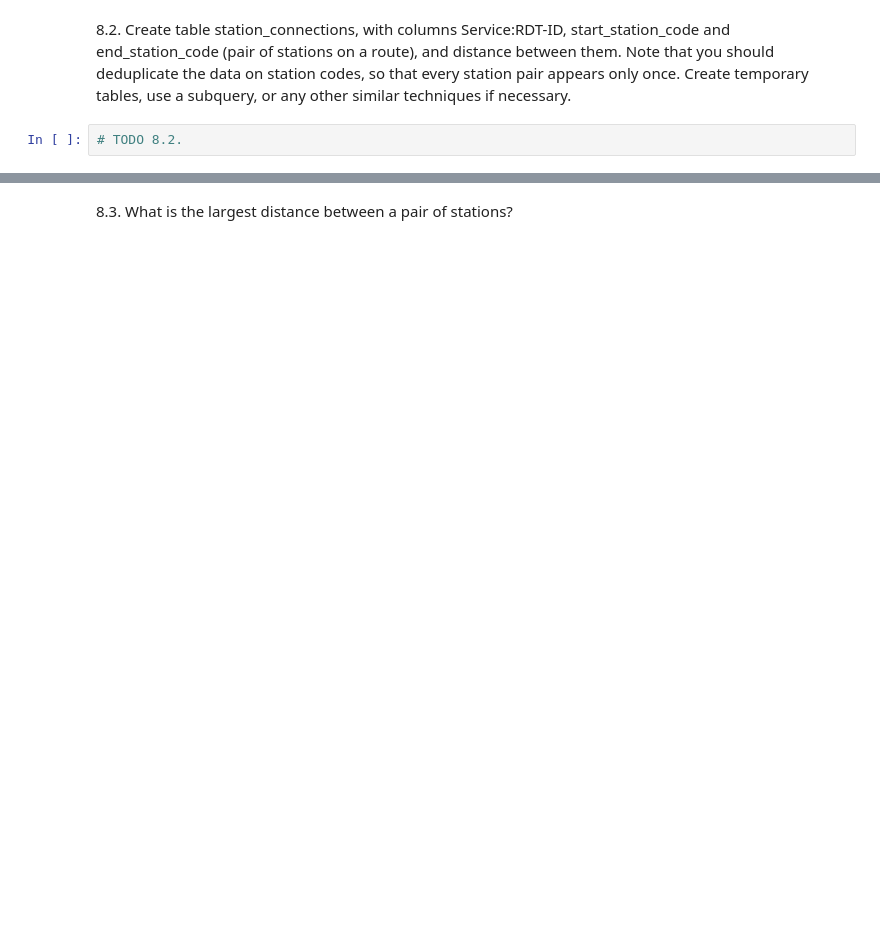
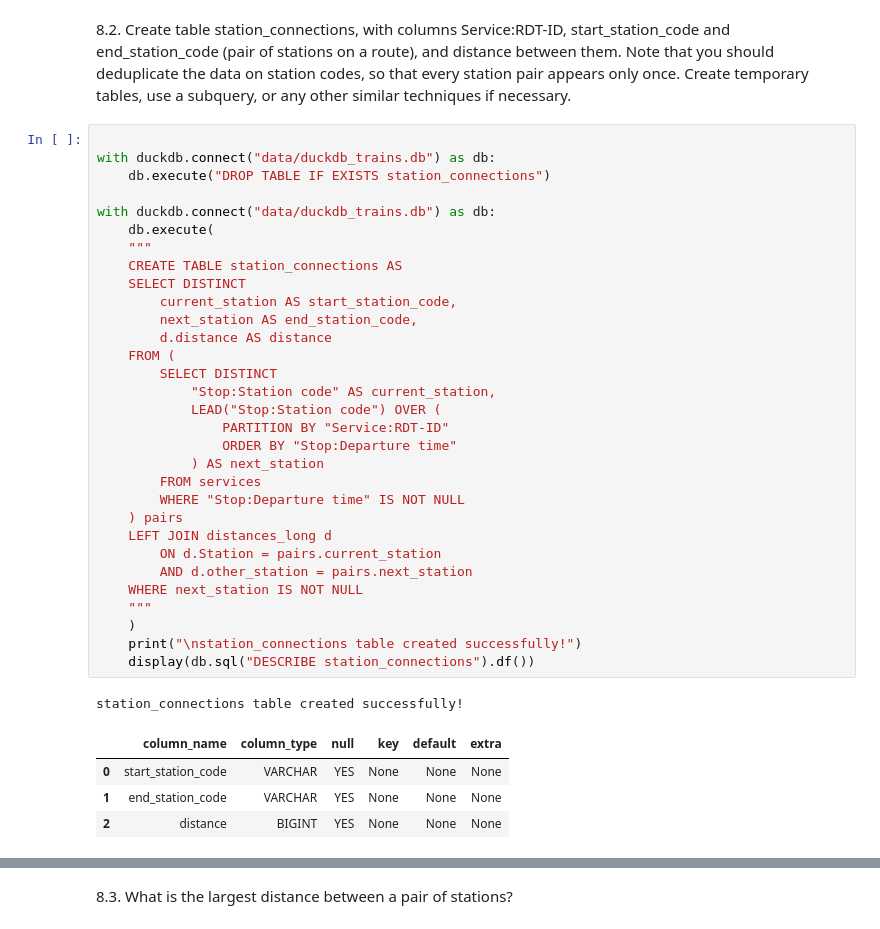
Before and after one commit to xiazek/issi_MLOps_lab, a Jupyter notebook: lab02/homework.ipynb, the cells around one changed output, grey strips where cells are left out. Saved outputs shown, nothing was run; the diff lists cells and outputs as text; blank space fills up the shorter version.

```diff
--- a/lab02/homework.ipynb
+++ b/lab02/homework.ipynb
@@ -660,4 +728,39 @@ cancelled_services_by_year_df.plot(
 # %% [markdown]
 8.2. Create table station_connections, with columns Service:RDT-ID, start_station_code and end_station_code (pair of stations on a route), and distance between them. Note that you should deduplicate the data on station codes, so that every station pair appears only once. Create temporary tables, use a subquery, or any other similar techniques if necessary.
 # %%
-# TODO 8.2.
+
+with duckdb.connect("data/duckdb_trains.db") as db:
+    db.execute("DROP TABLE IF EXISTS station_connections")
+
+with duckdb.connect("data/duckdb_trains.db") as db:
+    db.execute(
+    """
+    CREATE TABLE station_connections AS
+    SELECT DISTINCT
+        current_station AS start_station_code,
+        next_station AS end_station_code,
+        d.distance AS distance
+    FROM (
+        SELECT DISTINCT
+            "Stop:Station code" AS current_station,
+            LEAD("Stop:Station code") OVER (
+                PARTITION BY "Service:RDT-ID"
+                ORDER BY "Stop:Departure time"
+            ) AS next_station
+        FROM services
+        WHERE "Stop:Departure time" IS NOT NULL
+    ) pairs
+    LEFT JOIN distances_long d
+        ON d.Station = pairs.current_station
+        AND d.other_station = pairs.next_station
+    WHERE next_station IS NOT NULL
+    """
+    )
+    print("\nstation_connections table created successfully!")
+    display(db.sql("DESCRIBE station_connections").df())
+# %% [output]
+station_connections table created successfully!
+|  | column_name | column_type | null | key | default | extra |
+| 0 | start_station_code | VARCHAR | YES | None | None | None |
+| 1 | end_station_code | VARCHAR | YES | None | None | None |
+| 2 | distance | BIGINT | YES | None | None | None |
```
Also changed, not shown: parts of 8 cells of this notebook.
